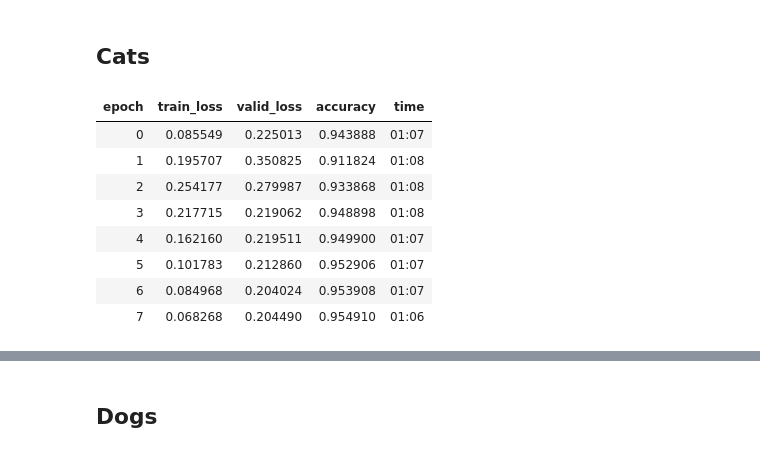
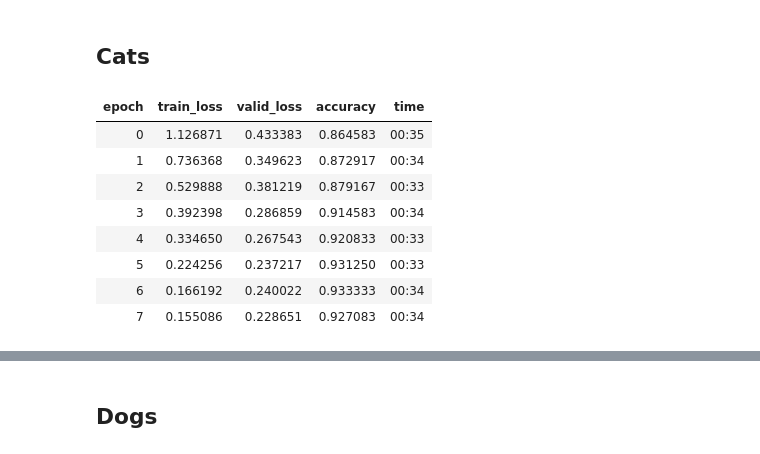
Before and after one commit to AnnieCRY/DS5500-Project2, a Jupyter notebook: pet_classification.ipynb, the cells around one changed output, grey strips where cells are left out. Saved outputs shown, nothing was run; the diff lists cells and outputs as text; code cells hidden in the pictures.

```diff
--- a/pet_classification.ipynb
+++ b/pet_classification.ipynb
@@ -432,14 +432,14 @@ We train the data using resnet50. The details of this model can be found in the
 ## Cats
 # %%
 learn_cat = cnn_learner(data_cat, models.resnet50, metrics=accuracy)
-learn.fit_one_cycle(8)
+learn_cat.fit_one_cycle(8)
 # %% [output]
 | epoch | train_loss | valid_loss | accuracy | time |
-| 0 | 0.085549 | 0.225013 | 0.943888 | 01:07 |
-| 1 | 0.195707 | 0.350825 | 0.911824 | 01:08 |
-| 2 | 0.254177 | 0.279987 | 0.933868 | 01:08 |
-| 3 | 0.217715 | 0.219062 | 0.948898 | 01:08 |
-| 4 | 0.162160 | 0.219511 | 0.949900 | 01:07 |
-| 5 | 0.101783 | 0.212860 | 0.952906 | 01:07 |
-| 6 | 0.084968 | 0.204024 | 0.953908 | 01:07 |
-| 7 | 0.068268 | 0.204490 | 0.954910 | 01:06 |
+| 0 | 1.126871 | 0.433383 | 0.864583 | 00:35 |
+| 1 | 0.736368 | 0.349623 | 0.872917 | 00:34 |
+| 2 | 0.529888 | 0.381219 | 0.879167 | 00:33 |
+| 3 | 0.392398 | 0.286859 | 0.914583 | 00:34 |
+| 4 | 0.334650 | 0.267543 | 0.920833 | 00:33 |
+| 5 | 0.224256 | 0.237217 | 0.931250 | 00:33 |
+| 6 | 0.166192 | 0.240022 | 0.933333 | 00:34 |
+| 7 | 0.155086 | 0.228651 | 0.927083 | 00:34 |
```
Also changed, not shown: parts of 10 cells of this notebook.
